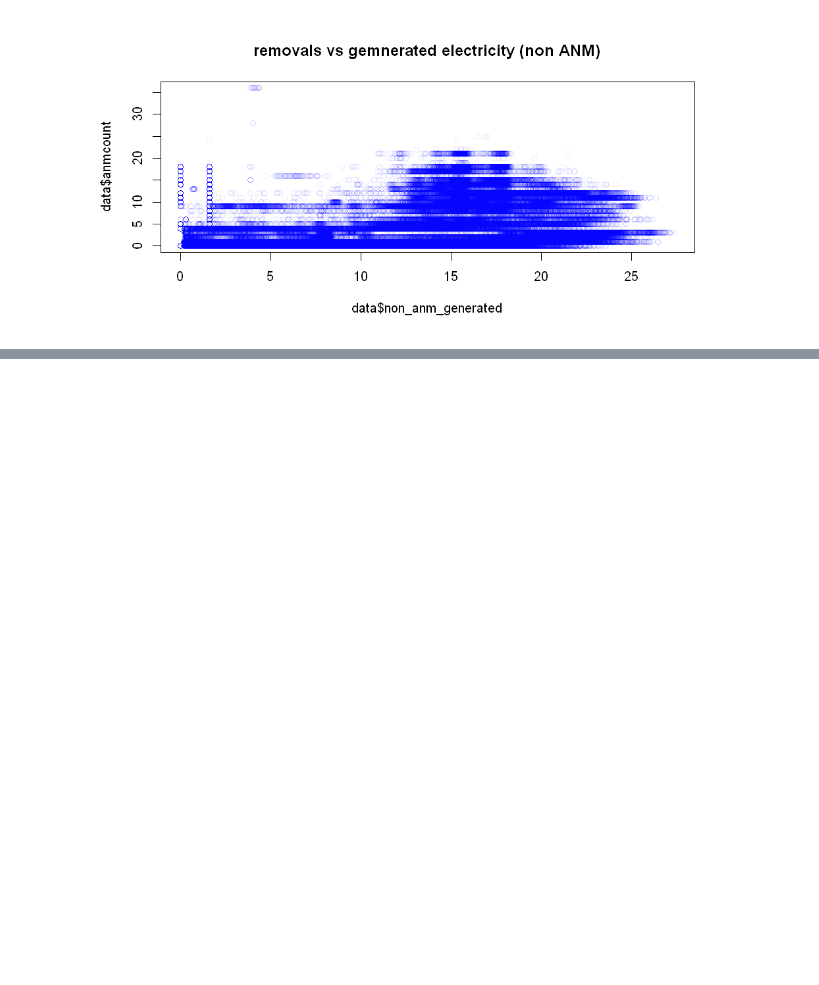
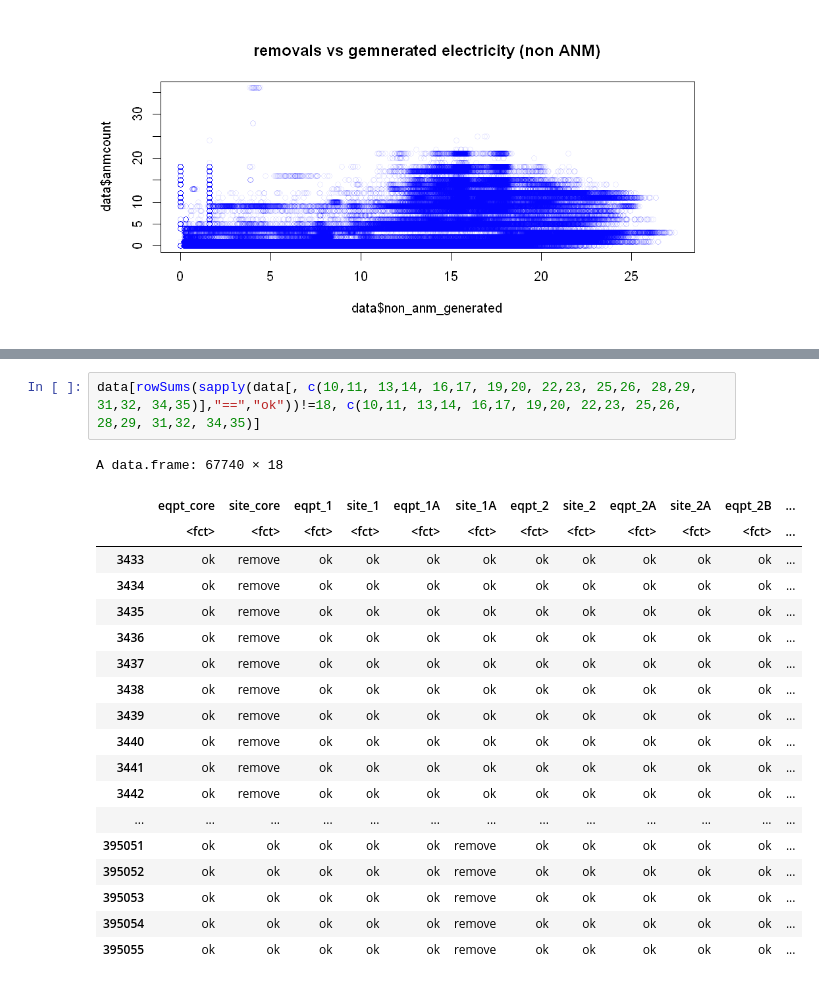
Before and after one commit to srendall91/orkney-electricity, a Jupyter notebook: ssen_weather_combine/Examine_anm_logs.ipynb, the cells around one changed output, grey strips where cells are left out. Cells and saved outputs as stored; diff of their text form; blank space fills up the shorter version.

```diff
--- a/ssen_weather_combine/Examine_anm_logs.ipynb
+++ b/ssen_weather_combine/Examine_anm_logs.ipynb
@@ -126,0 +174,22 @@ plot(data$non_anm_generated, data$anmcount, main='removals vs generated electric
+# %%
+data[rowSums(sapply(data[, c(10,11, 13,14, 16,17, 19,20, 22,23, 25,26, 28,29, 31,32, 34,35)],"==","ok"))!=18, c(10,11, 13,14, 16,17, 19,20, 22,23, 25,26, 28,29, 31,32, 34,35)]
+# %% [output]
+A data.frame: 67740 × 18
+|  | eqpt_core | site_core | eqpt_1 | site_1 | eqpt_1A | site_1A | eqpt_2 | site_2 | eqpt_2A | site_2A | eqpt_2B | ... |
+|  | <fct> | <fct> | <fct> | <fct> | <fct> | <fct> | <fct> | <fct> | <fct> | <fct> | <fct> | ... |
+| 3433 | ok | remove | ok | ok | ok | ok | ok | ok | ok | ok | ok | ... |
+| 3434 | ok | remove | ok | ok | ok | ok | ok | ok | ok | ok | ok | ... |
+| 3435 | ok | remove | ok | ok | ok | ok | ok | ok | ok | ok | ok | ... |
+| 3436 | ok | remove | ok | ok | ok | ok | ok | ok | ok | ok | ok | ... |
+| 3437 | ok | remove | ok | ok | ok | ok | ok | ok | ok | ok | ok | ... |
+| 3438 | ok | remove | ok | ok | ok | ok | ok | ok | ok | ok | ok | ... |
+| 3439 | ok | remove | ok | ok | ok | ok | ok | ok | ok | ok | ok | ... |
+| 3440 | ok | remove | ok | ok | ok | ok | ok | ok | ok | ok | ok | ... |
+| 3441 | ok | remove | ok | ok | ok | ok | ok | ok | ok | ok | ok | ... |
+| 3442 | ok | remove | ok | ok | ok | ok | ok | ok | ok | ok | ok | ... |
+| ... | ... | ... | ... | ... | ... | ... | ... | ... | ... | ... | ... | ... |
+| 395051 | ok | ok | ok | ok | ok | remove | ok | ok | ok | ok | ok | ... |
+| 395052 | ok | ok | ok | ok | ok | remove | ok | ok | ok | ok | ok | ... |
+| 395053 | ok | ok | ok | ok | ok | remove | ok | ok | ok | ok | ok | ... |
+| 395054 | ok | ok | ok | ok | ok | remove | ok | ok | ok | ok | ok | ... |
+| 395055 | ok | ok | ok | ok | ok | remove | ok | ok | ok | ok | ok | ... |
```
Also changed, not shown: parts of 2 cells of this notebook, 1 other file.
